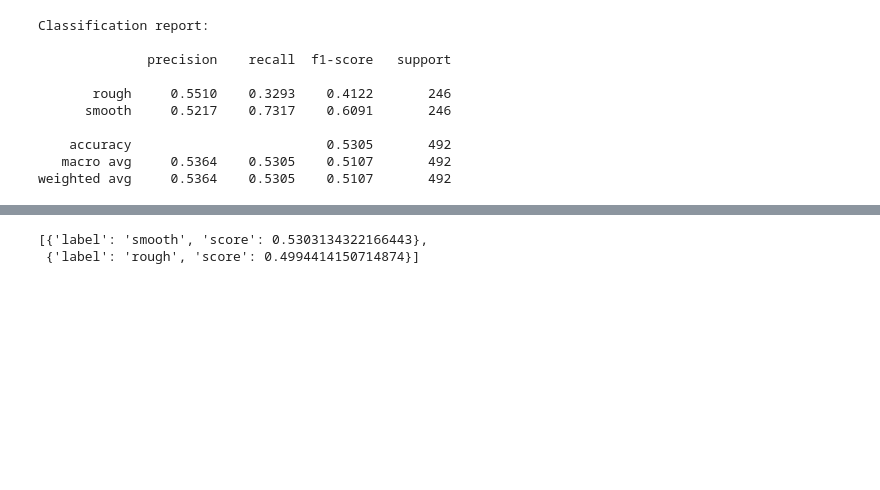
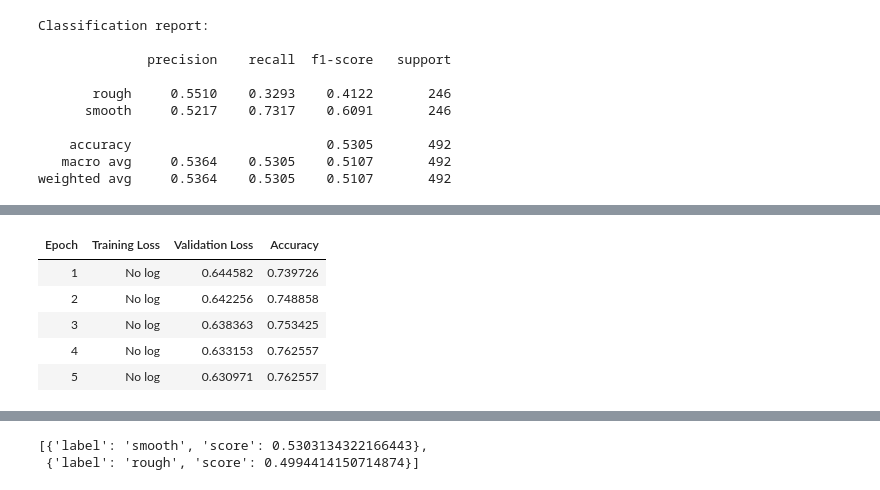
Before and after one commit to arhamwebexpert/SkinProgresTracker, a Jupyter notebook: Texture_Classification(VIT).ipynb, the cells around one changed output, grey strips where cells are left out. Saved outputs shown, nothing was run; the diff lists cells and outputs as text; code cells hidden in the pictures; blank space fills up the shorter version.

Commit message:
Adding Cross validation 2

```diff
--- a/Texture_Classification(VIT).ipynb
+++ b/Texture_Classification(VIT).ipynb
@@ -419,0 +442,88 @@ trainer.save_model()
+# %%
+from PIL import Image
+
+def train_transforms(examples):
+    # Load images from file paths and apply transformations
+    examples['pixel_values'] = [
+        _train_transforms(Image.open(image_path).convert("RGB"))
+        for image_path in examples['image']
+    ]
+    return examples
+
+def val_transforms(examples):
+    # Load images from file paths and apply transformations
+    examples['pixel_values'] = [
+        _val_transforms(Image.open(image_path).convert("RGB"))
+        for image_path in examples['image']
+    ]
+    return examples
+# %%
+from sklearn.model_selection import StratifiedKFold
+import numpy as np
+
+# Parameters for cross-validation
+n_splits = 5  # Number of folds
+skf = StratifiedKFold(n_splits=n_splits, shuffle=True, random_state=42)
+
+fold_accuracies = []
+metric_name = "eval_accuracy"  # Use the correct metric key
+
+for fold, (train_idx, val_idx) in enumerate(skf.split(df, labels)):
+    print(f"\n--- Fold {fold + 1}/{n_splits} ---")
+
+    # Split the data into training and validation
+    train_df = df.iloc[train_idx].copy()
+    val_df = df.iloc[val_idx].copy()
+
+    # Ensure the `image` column exists and contains file paths
+    train_df["image"] = train_df["image"].astype(str)
+    val_df["image"] = val_df["image"].astype(str)
+
+    # Map labels to integers
+    train_df["label"] = train_df["label"].map(label2id)
+    val_df["label"] = val_df["label"].map(label2id)
+
+    # Convert to Hugging Face Datasets
+    train_dataset = Dataset.from_pandas(train_df)
+    val_dataset = Dataset.from_pandas(val_df)
+
+    # Apply transformations
+    train_dataset.set_transform(train_transforms)
+    val_dataset.set_transform(val_transforms)
+
+    # Debugging: Check datasets
+    print(f"Sample from train dataset: {train_dataset[0]}")
+    print(f"Sample from val dataset: {val_dataset[0]}")
+
+    # Define Trainer
+    fold_trainer = Trainer(
+        model=model,
+        args=args,
+        train_dataset=train_dataset,
+        eval_dataset=val_dataset,
+        tokenizer=processor,
+        data_collator=collate_fn,
+        compute_metrics=compute_metrics,
+    )
+
+    # Train and evaluate
+    fold_trainer.train()
+    eval_results = fold_trainer.evaluate()
+
+    # Debugging: Log all evaluation results
+    print(f"Evaluation results for fold {fold + 1}: {eval_results}")
+
+    # Record accuracy
+    if metric_name in eval_results:
+        fold_accuracy = eval_results[metric_name]
+        fold_accuracies.append(fold_accuracy)
+        print(f"Fold {fold + 1} Accuracy: {fold_accuracy:.4f}")
+    else:
+        print(f"Metric '{metric_name}' missing in fold {fold + 1} results. Available keys: {eval_results.keys()}")
+        raise KeyError(f"Metric '{metric_name}' not found in evaluation results.")
+
+# Final Cross-Validation Results
+mean_accuracy = np.mean(fold_accuracies)
+std_accuracy = np.std(fold_accuracies)
+print(f"\nCross-Validation Results:\nMean Accuracy: {mean_accuracy:.4f}\nStd Dev: {std_accuracy:.4f}")
+# %% [output]
@@ -419,0 +548,6 @@ trainer.save_model()
+| Epoch | Training Loss | Validation Loss | Accuracy |
+| 1 | No log | 0.644582 | 0.739726 |
+| 2 | No log | 0.642256 | 0.748858 |
+| 3 | No log | 0.638363 | 0.753425 |
+| 4 | No log | 0.633153 | 0.762557 |
+| 5 | No log | 0.630971 | 0.762557 |
```
Also changed, not shown: parts of 7 cells of this notebook.
